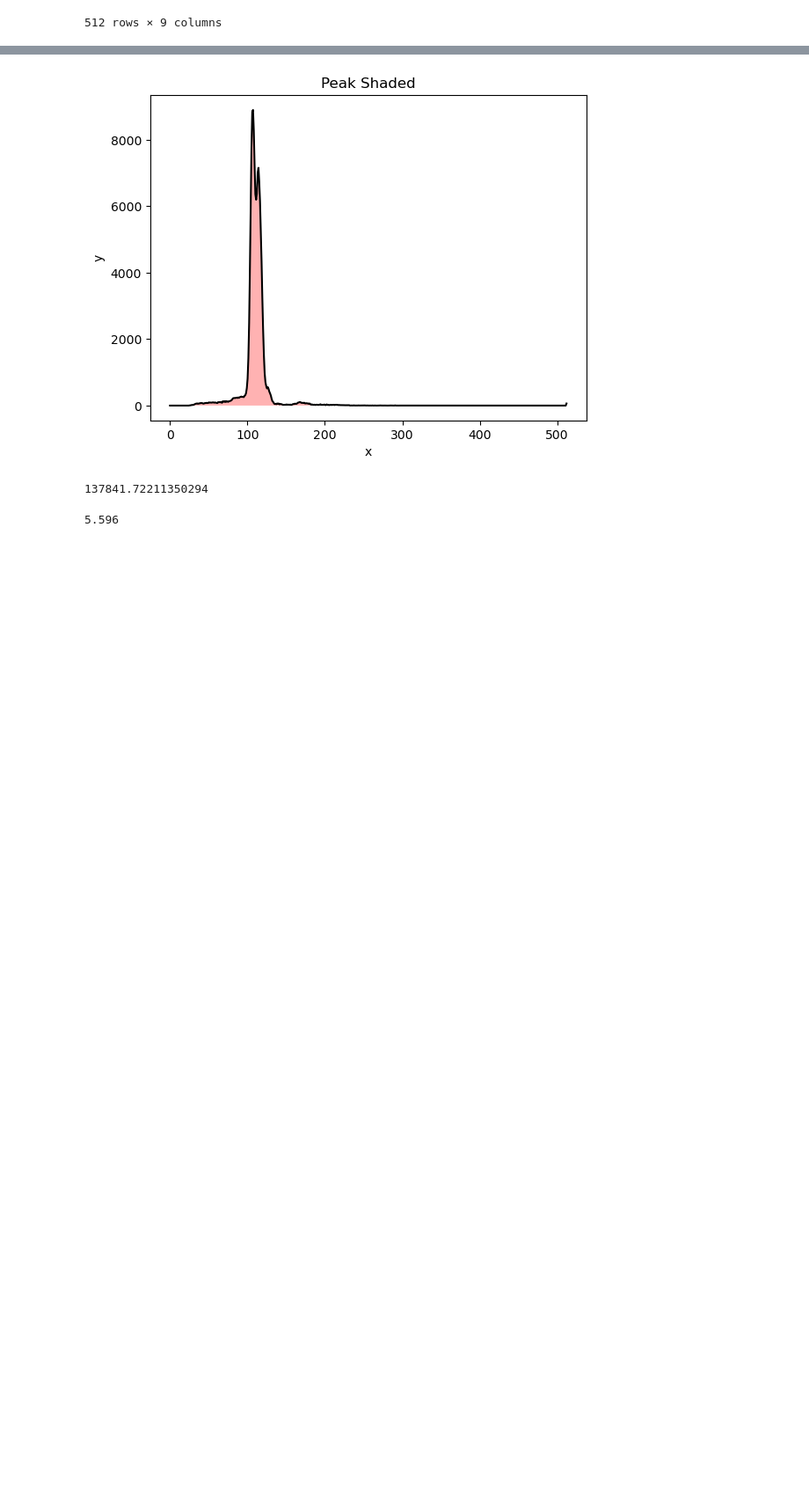
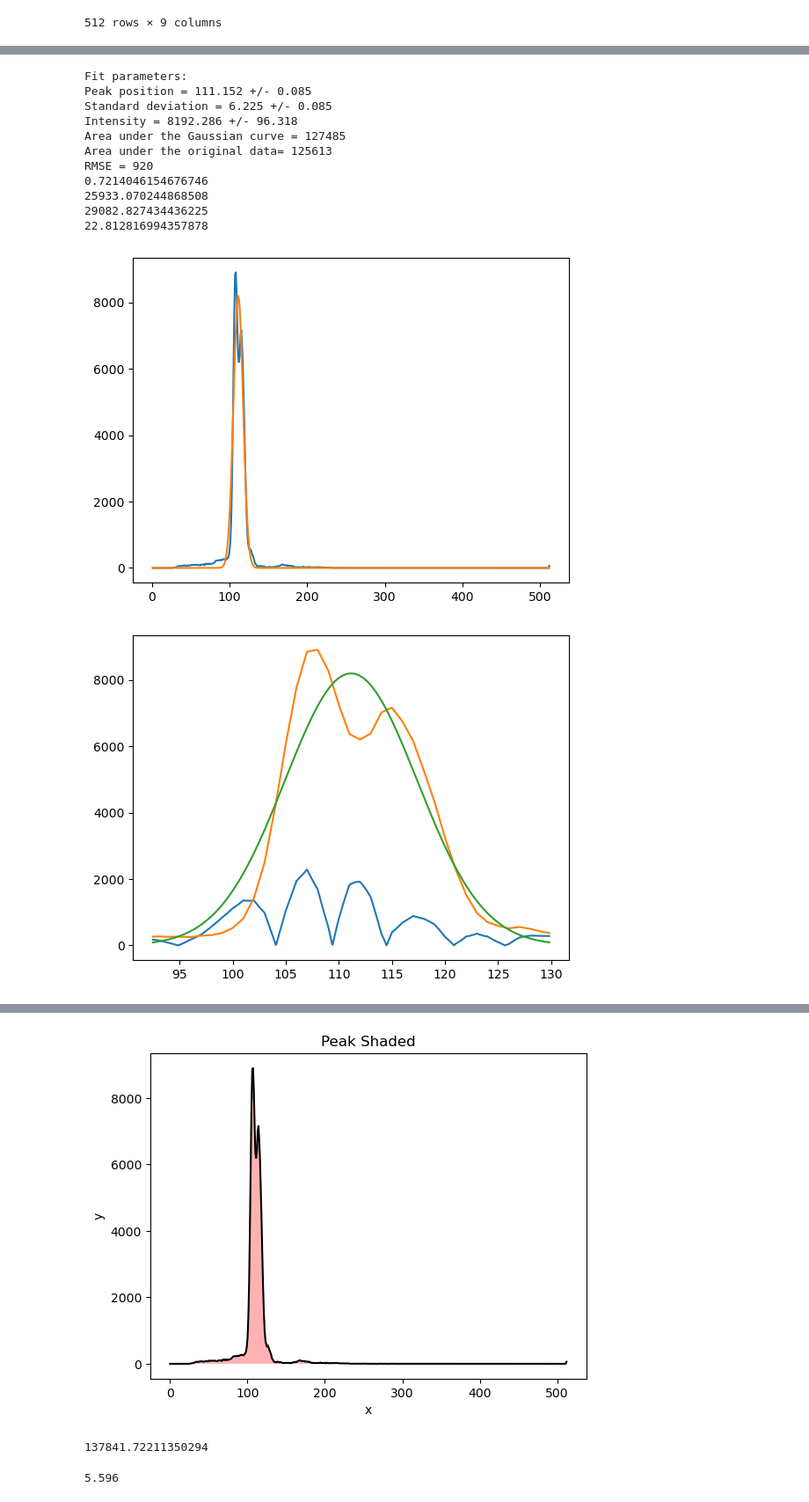
Before and after one commit to declan-healy/XRF, a Jupyter notebook: A2.ipynb, the cells around one changed output, grey strips where cells are left out. Shown at 88% size. Drawn from its saved outputs; the diff is of its cells as text; code cells hidden in the pictures; blank space fills up the shorter version.

```diff
--- a/A2.ipynb
+++ b/A2.ipynb
@@ -122,0 +158,45 @@ plt.show()
+# %%
+#interpolate y-values to match the number of x-values and corresponding to the range of x-values
+x = np.linspace(1, len(raw_data.iloc[:,7]), len(raw_data.iloc[:,7]))
+y = raw_data.iloc[:,7]
+popt, pcov = fit_gaussian(x, y)
+perr = np.sqrt(np.diag(pcov))
+area, rmse, area_orig, x_interp, y_interp, x_fit, y_fit = integrate_gaussian(*popt, x_orig=x, y_orig=y)
+
+#print the fit parameters and the area under the gaussian curve
+print("Fit parameters:")
+print("Peak position = {:.3f} +/- {:.3f}".format(popt[0], perr[0]))
+print("Standard deviation = {:.3f} +/- {:.3f}".format(popt[1], perr[1]))
+print("Intensity = {:.3f} +/- {:.3f}".format(popt[2], perr[2]))
+print("Area under the Gaussian curve = {:.0f}".format(area))
+print("Area under the original data= {:.0f}".format(area_orig))
+print("RMSE = {:.0f}".format(rmse))
+print(rmse*100/area)
+print(trapz(np.sqrt((y_interp-y_fit)**2), x_interp))
+print(np.sqrt(np.sum((y_interp-y_fit)**2)))
+print(100*np.sqrt(np.sum((y_interp-y_fit)**2))/area)
+
+#plot the whole gaussian curve
+plt.plot(x, y)
+plt.plot(x, gaussian(x, *popt))
+plt.show()
+
+#peak and residual analysis
+plt.plot(x_interp, np.sqrt((y_interp-y_fit)**2))
+plt.plot(x_interp, y_interp)
+plt.plot(x_fit, y_fit)
+plt.show()
+# %% [output]
+Fit parameters:
+Peak position = 111.152 +/- 0.085
+Standard deviation = 6.225 +/- 0.085
+Intensity = 8192.286 +/- 96.318
+Area under the Gaussian curve = 127485
+Area under the original data= 125613
+RMSE = 920
+0.7214046154676746
+25933.070244868508
+29082.827434436225
+22.812816994357878
+[figure, added]
+[figure, added]
```
Also changed, not shown: parts of 15 cells of this notebook, 3 other files.
